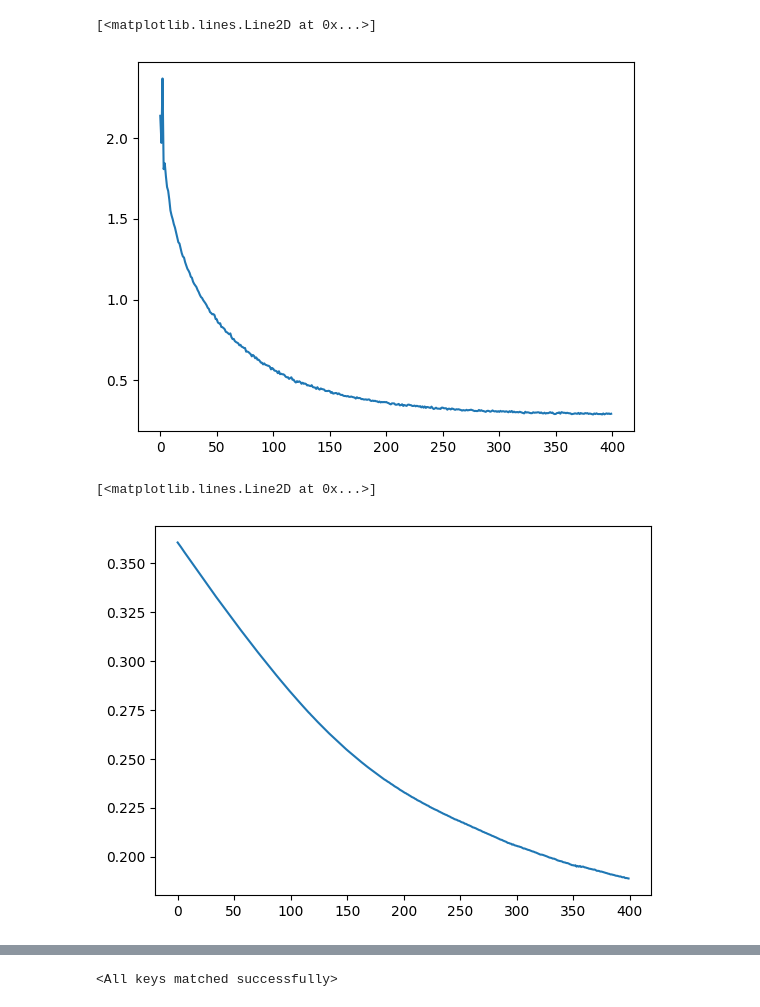
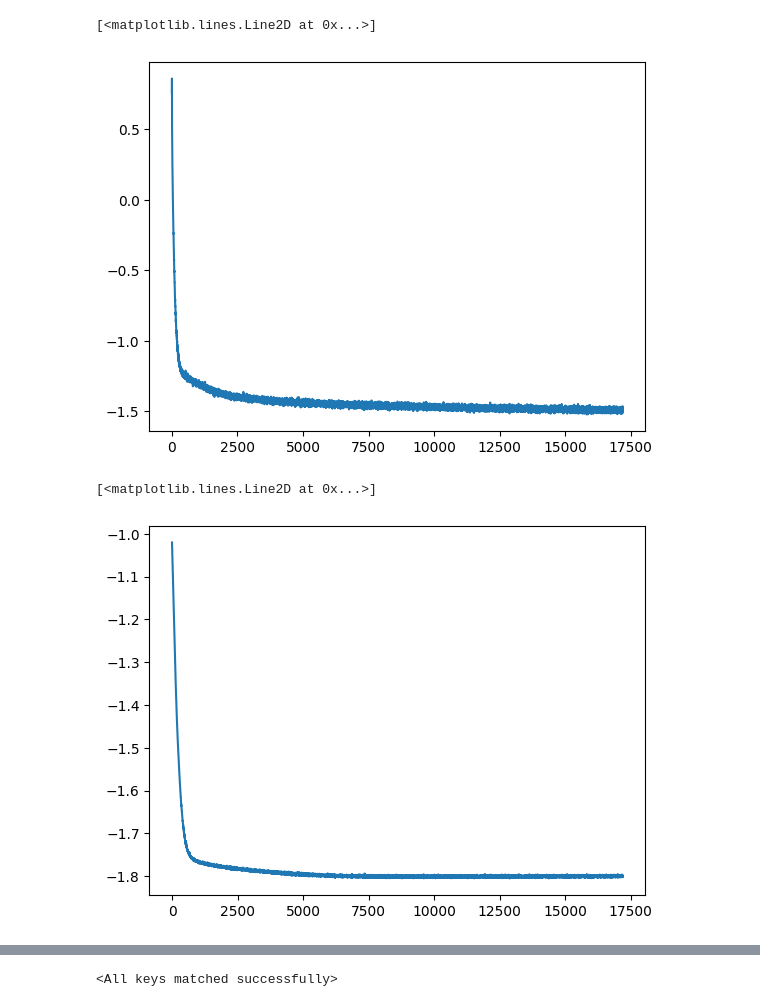
Before and after one commit to danjacobellis/CMMR, a Jupyter notebook: dino_rdae_inference.ipynb, the cells around one changed output, grey strips where cells are left out. Cells and saved outputs as stored; diff of their text form; code cells hidden in the pictures.

```diff
--- a/dino_rdae_inference.ipynb
+++ b/dino_rdae_inference.ipynb
@@ -22,13 +19,17 @@ r = checkpoint['rate']
+# %%
+checkpoint = torch.load("checkpoint_dino_rdae_215.pth", map_location={'cuda:0': 'cpu'})
+d = checkpoint['distortion']
+r = checkpoint['rate']
 # %%
-plt.plot(d)
+plt.plot(np.log(d))
 # %% [output]
 [<matplotlib.lines.Line2D at 0x...>]
-[figure, old version]
+[figure, new version]
 # %%
-plt.plot(r)
+plt.plot(np.log(r))
 # %% [output]
 [<matplotlib.lines.Line2D at 0x...>]
-[figure, old version]
+[figure, new version]
 # %%
 imagenet_valid = load_dataset("danjacobellis/imagenet_dino",split='validation').with_format("torch")
 # %%
```
Also changed, not shown: parts of 6 cells of this notebook.
